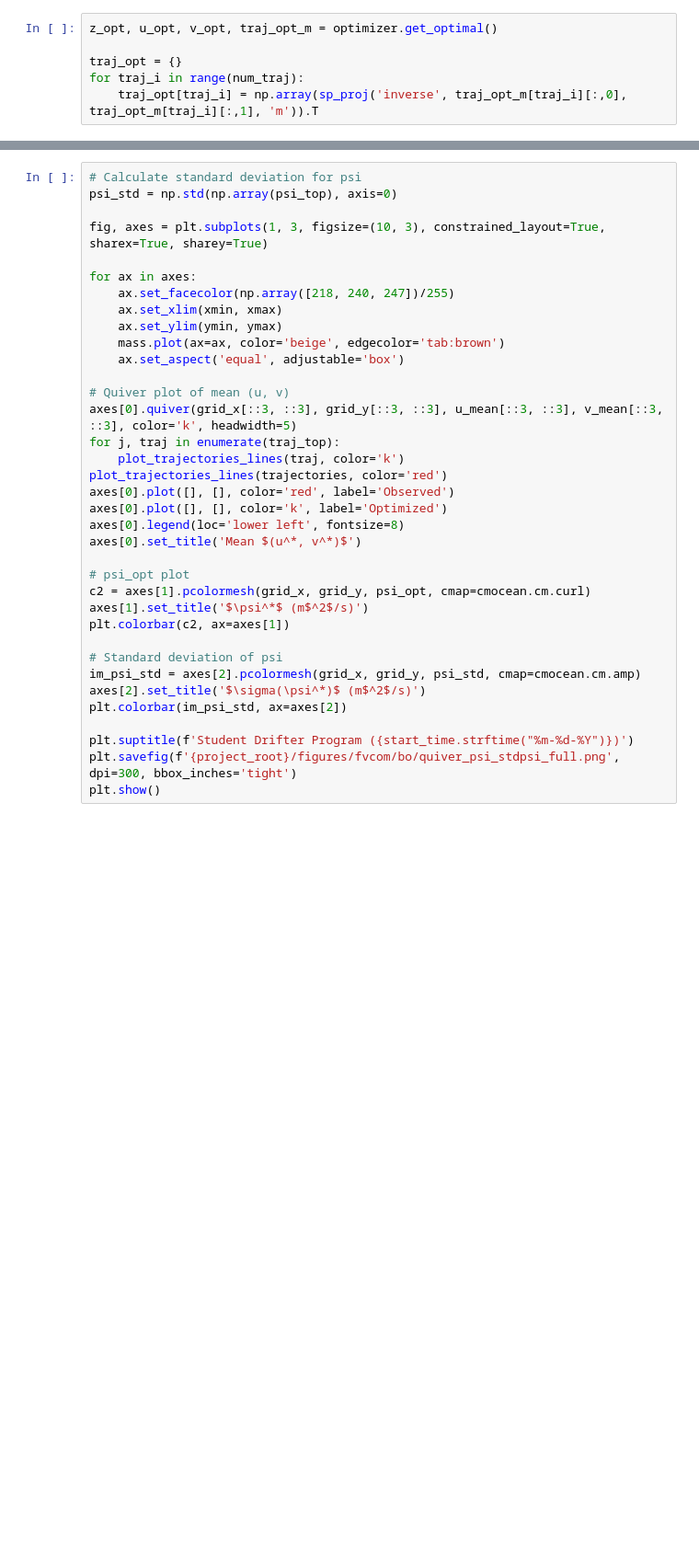
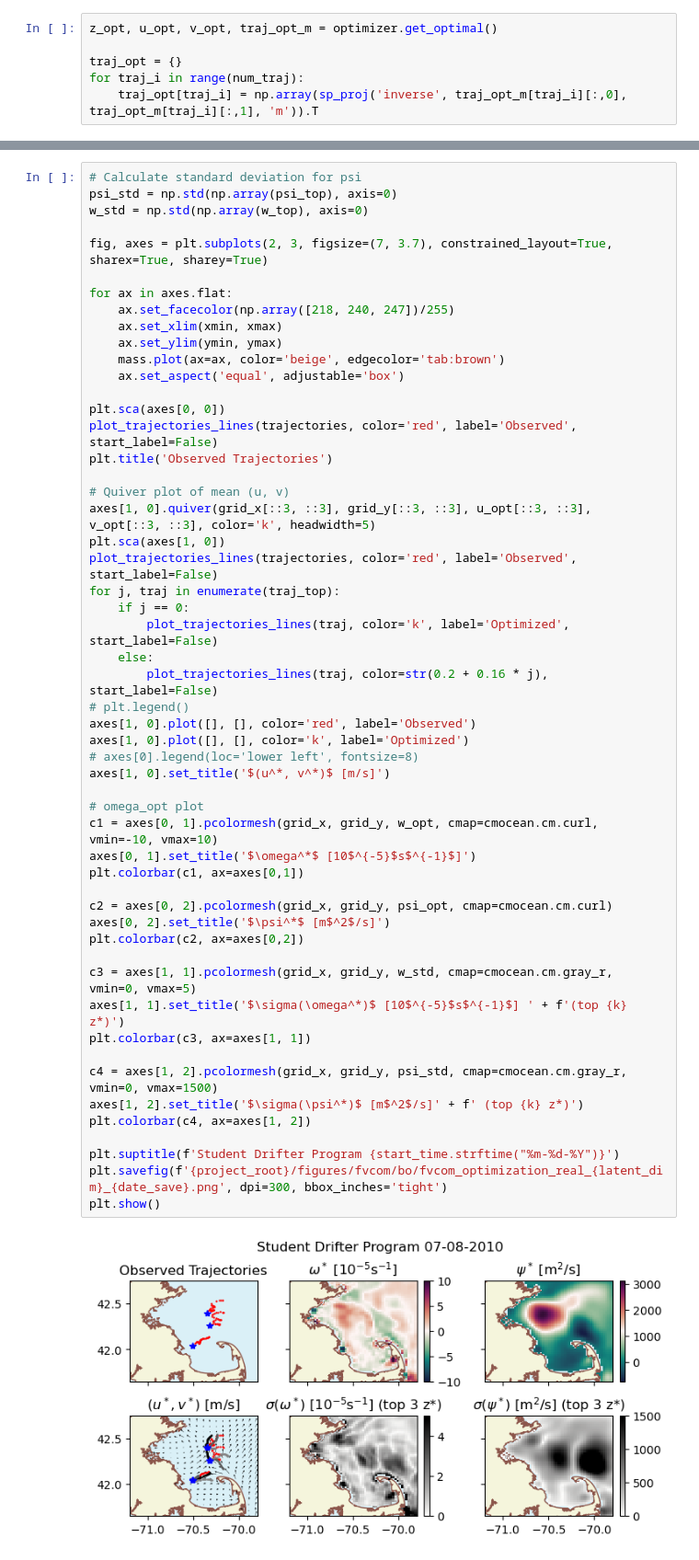
Before and after one commit to biancach/LDA_BO, a Jupyter notebook: examples/fvcom/bo/real_trajectory_optimization.ipynb, the cells around one changed output, grey strips where cells are left out. Shown at 92% size. Cells and saved outputs as stored; diff of their text form; blank space fills up the shorter version.

```diff
--- a/examples/fvcom/bo/real_trajectory_optimization.ipynb
+++ b/examples/fvcom/bo/real_trajectory_optimization.ipynb
@@ -261,36 +275,55 @@ plt.savefig(f'{project_root}/figures/{project}/bo/top{k}_psi_{latent_dim}_idx_{d
 # %%
 # Calculate standard deviation for psi
 psi_std = np.std(np.array(psi_top), axis=0)
+w_std = np.std(np.array(w_top), axis=0)
 
-fig, axes = plt.subplots(1, 3, figsize=(10, 3), constrained_layout=True, sharex=True, sharey=True)
+fig, axes = plt.subplots(2, 3, figsize=(7, 3.7), constrained_layout=True, sharex=True, sharey=True)
 
-for ax in axes:
+for ax in axes.flat:
     ax.set_facecolor(np.array([218, 240, 247])/255)
     ax.set_xlim(xmin, xmax)
     ax.set_ylim(ymin, ymax)
     mass.plot(ax=ax, color='beige', edgecolor='tab:brown')
     ax.set_aspect('equal', adjustable='box')
 
+plt.sca(axes[0, 0])
+plot_trajectories_lines(trajectories, color='red', label='Observed', start_label=False)
+plt.title('Observed Trajectories')
+
 # Quiver plot of mean (u, v)
-axes[0].quiver(grid_x[::3, ::3], grid_y[::3, ::3], u_mean[::3, ::3], v_mean[::3, ::3], color='k', headwidth=5)
+axes[1, 0].quiver(grid_x[::3, ::3], grid_y[::3, ::3], u_opt[::3, ::3], v_opt[::3, ::3], color='k', headwidth=5)
+plt.sca(axes[1, 0])
+plot_trajectories_lines(trajectories, color='red', label='Observed', start_label=False)
 for j, traj in enumerate(traj_top):
-    plot_trajectories_lines(traj, color='k')
-plot_trajectories_lines(trajectories, color='red')
-axes[0].plot([], [], color='red', label='Observed')
-axes[0].plot([], [], color='k', label='Optimized')
-axes[0].legend(loc='lower left', fontsize=8)
-axes[0].set_title('Mean $(u^*, v^*)$')
+    if j == 0:
+        plot_trajectories_lines(traj, color='k', label='Optimized', start_label=False)
+    else:
+        plot_trajectories_lines(traj, color=str(0.2 + 0.16 * j), start_label=False)
+# plt.legend()
+axes[1, 0].plot([], [], color='red', label='Observed')
+axes[1, 0].plot([], [], color='k', label='Optimized')
+# axes[0].legend(loc='lower left', fontsize=8)
+axes[1, 0].set_title('$(u^*, v^*)$ [m/s]')
 
-# psi_opt plot
-c2 = axes[1].pcolormesh(grid_x, grid_y, psi_opt, cmap=cmocean.cm.curl)
-axes[1].set_title('$\psi^*$ (m$^2$/s)')
-plt.colorbar(c2, ax=axes[1])
+# omega_opt plot
+c1 = axes[0, 1].pcolormesh(grid_x, grid_y, w_opt, cmap=cmocean.cm.curl, vmin=-10, vmax=10)
+axes[0, 1].set_title('$\omega^*$ [10$^{-5}$s$^{-1}$]')
+plt.colorbar(c1, ax=axes[0,1])
 
-# Standard deviation of psi
-im_psi_std = axes[2].pcolormesh(grid_x, grid_y, psi_std, cmap=cmocean.cm.amp)
-axes[2].set_title('$\sigma(\psi^*)$ (m$^2$/s)')
-plt.colorbar(im_psi_std, ax=axes[2])
+c2 = axes[0, 2].pcolormesh(grid_x, grid_y, psi_opt, cmap=cmocean.cm.curl)
+axes[0, 2].set_title('$\psi^*$ [m$^2$/s]')
+plt.colorbar(c2, ax=axes[0,2])
 
-plt.suptitle(f'Student Drifter Program ({start_time.strftime("%m-%d-%Y")})')
-plt.savefig(f'{project_root}/figures/fvcom/bo/quiver_psi_stdpsi_full.png', dpi=300, bbox_inches='tight')
+c3 = axes[1, 1].pcolormesh(grid_x, grid_y, w_std, cmap=cmocean.cm.gray_r, vmin=0, vmax=5)
+axes[1, 1].set_title('$\sigma(\omega^*)$ [10$^{-5}$s$^{-1}$] ' + f'(top {k} z*)')
+plt.colorbar(c3, ax=axes[1, 1])
+
+c4 = axes[1, 2].pcolormesh(grid_x, grid_y, psi_std, cmap=cmocean.cm.gray_r, vmin=0, vmax=1500)
+axes[1, 2].set_title('$\sigma(\psi^*)$ [m$^2$/s]' + f' (top {k} z*)')
+plt.colorbar(c4, ax=axes[1, 2])
+
+plt.suptitle(f'Student Drifter Program {start_time.strftime("%m-%d-%Y")}')
+plt.savefig(f'{project_root}/figures/fvcom/bo/fvcom_optimization_real_{latent_dim}_{date_save}.png', dpi=300, bbox_inches='tight')
 plt.show()
+# %% [output]
+[figure, added]
```
Also changed, not shown: parts of 10 cells of this notebook, 7 other files.
